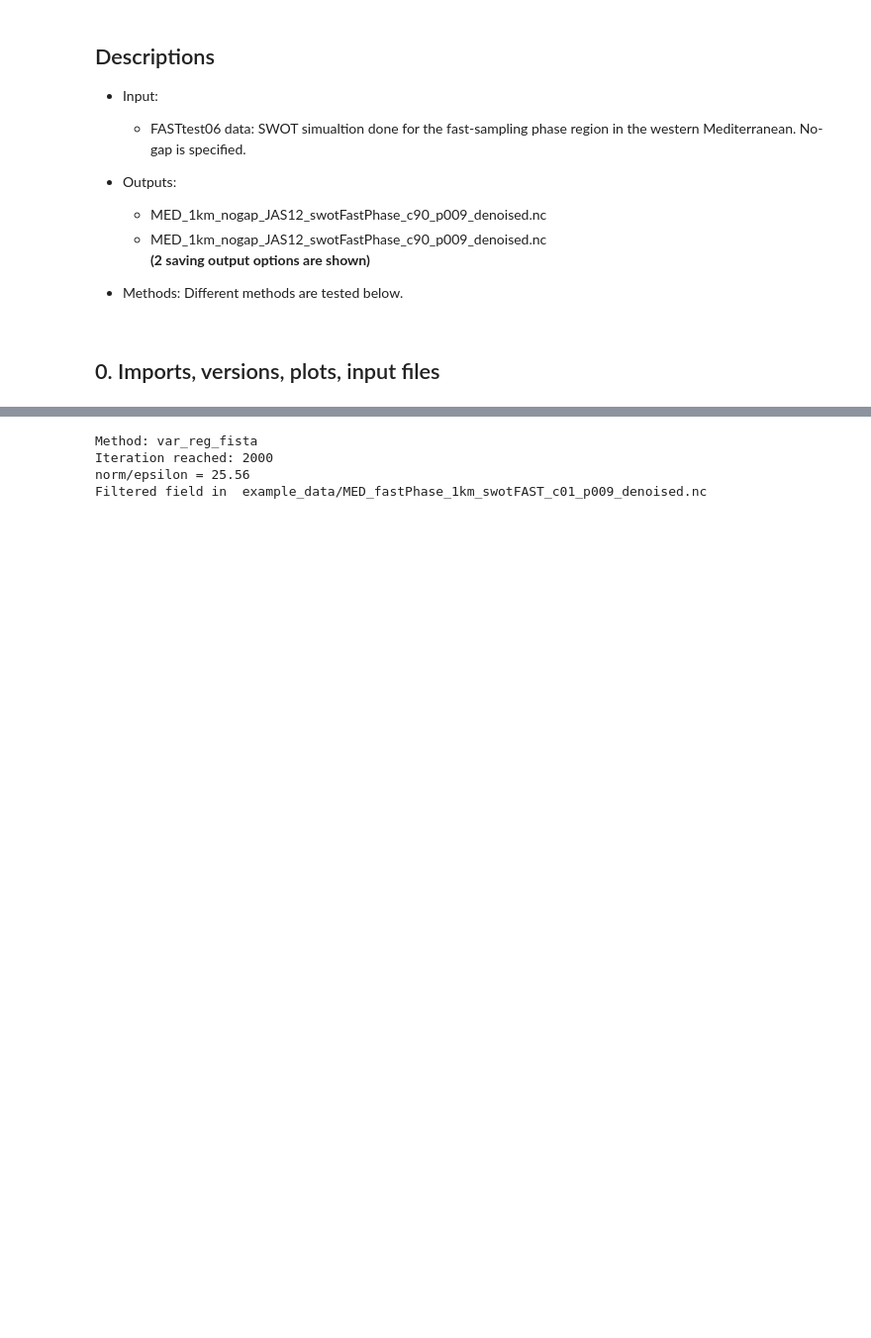
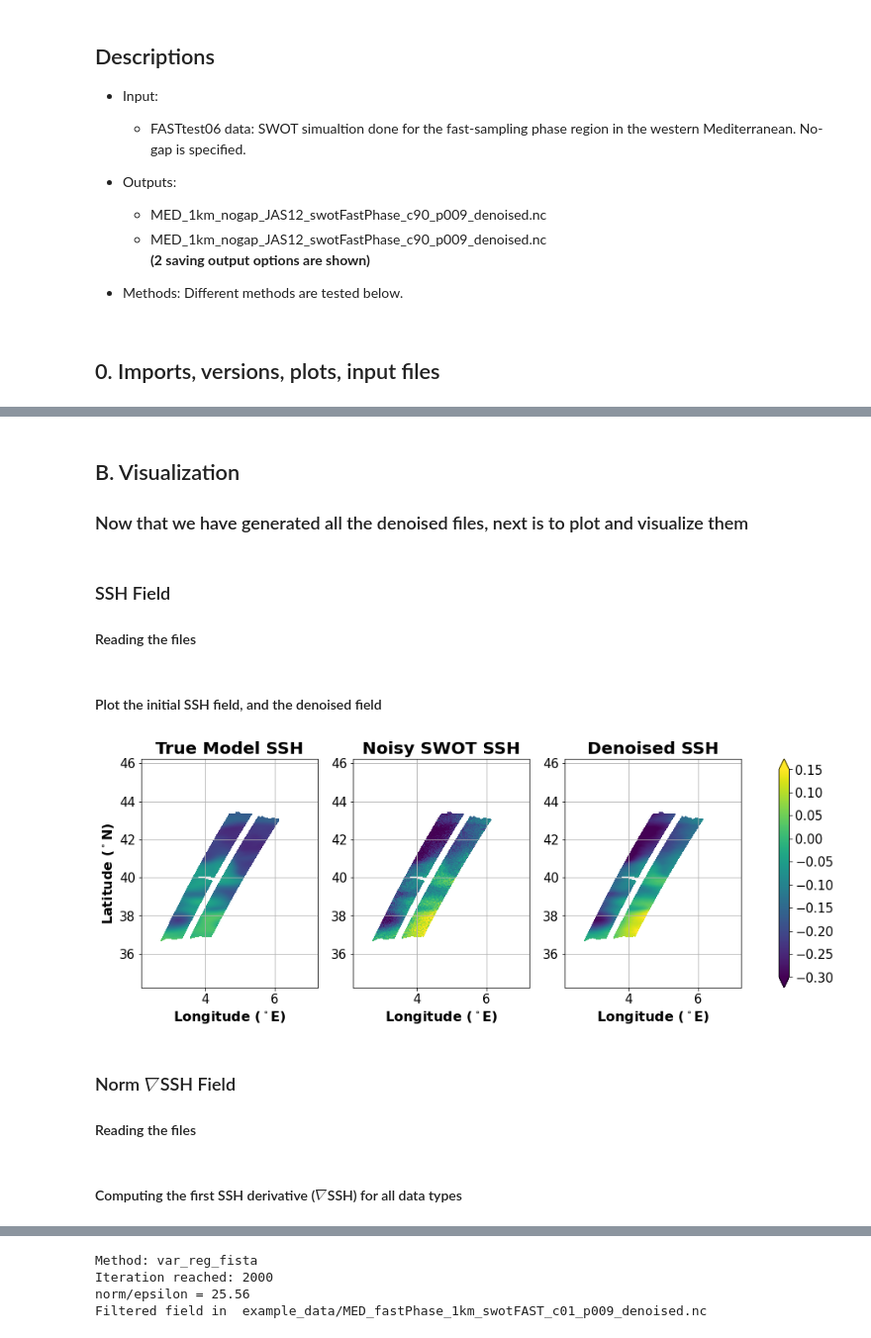
Before and after one commit to meom-group/SWOTmodule, a Jupyter notebook: discover-SWOTmodule.ipynb, the cells around one changed output, grey strips where cells are left out. Shown at 99% size. Saved outputs shown, nothing was run; the diff lists cells and outputs as text; code cells hidden in the pictures; blank space fills up the shorter version.

```diff
--- a/discover-SWOTmodule.ipynb
+++ b/discover-SWOTmodule.ipynb
@@ -83,3 +75,17 @@ def splot(sshin):
     cs = plt.pcolormesh(lon_f, lat_f, ssh_f, vmin=vmin, vmax=vmax)
 
     plt.colorbar(cs)
+# %%
+vmin = -0.3 # Colorbar minimum and maximum setting
+vmax = 0.15
+
+def SSHplot(sshin): # Takes in a parameter - the field to be plotted
+    _, lon, lat, x_ac, x_al, time = swotd.read_data(filename, 'SSH_obs', 'lon', 'lat', 'x_ac', 'x_al', 'time')
+
+    ssh_f, lon_f, lat_f, x_ac_f = swotd.fill_nadir_gap(sshin, lon, lat, x_ac, time)
+
+    cs = plt.pcolormesh(lon_f, lat_f, ssh_f, vmin=vmin, vmax=vmax)
+    tick_font_size = 15
+    plt.tick_params(labelsize=tick_font_size)
+
+    plt.xlabel(r'Longitude (${^\circ}$E)', fontweight = 'bold', fontsize=16)
@@ -95,0 +209,40 @@ output_filename = 'None'
+# %% [markdown]
+## B. Visualization
+### Now that we have generated all the denoised files, next is to plot and visualize them
+# %% [markdown]
+### SSH Field
+#### Reading the files
+# %%
+ssh_obs, lon, lat, x_ac, time = swotd.read_data(filename, 'SSH_obs', 'lon', 'lat', 'x_ac', 'time') # Reading the SSH SWOT Observed data
+ssh_model, lon, lat, x_ac, time = swotd.read_data(filename, 'SSH_model', 'lon', 'lat', 'x_ac', 'time') # Reading the SSH Model data
+ssh_denoised, lon, lat, x_ac, time = swotd.read_data(filedir +'MED_fastPhase_1km_swotFAST_c01_p009.nc_denoised_SSH_3_0.5.nc', 'SSH', 'lon', 'lat', 'x_ac', 'time') # Reading the SSH Denoised data
+# %% [markdown]
+#### Plot the initial SSH field, and the denoised field
+# %%
+plt.figure(figsize=(16,5))
+ax1 = plt.subplot(1,3,1)
+SSHplot(ssh_model)
+plt.grid()
+plt.title('True Model SSH', fontweight = 'bold', fontsize=20)
+plt.ylabel(r'Latitude (${^\circ}$N)', fontweight = 'bold', fontsize=16)
+
+ax2 = plt.subplot(1,3,2)
+SSHplot(ssh_obs)
+plt.grid()
+plt.title('Noisy SWOT SSH', fontweight = 'bold', fontsize=20)
+
+ax3 = plt.subplot(1,3,3)
+SSHplot(ssh_denoised)
+plt.grid()
+plt.title('Denoised SSH', fontweight = 'bold', fontsize=20)
+axlist = [ax1,ax2,ax3]
+cbar=plt.colorbar(ax=axlist, extend = 'both')
+tick_font_size = 15
+cbar.ax.tick_params(labelsize=tick_font_size)
+
+#plt.savefig('SwotSSH1.png', bbox_inches='tight', pad_inches=0) # Just uncomment if you are happy with the image and want to save it
+# %% [output]
+[figure, added]
+# %% [markdown]
+### Norm ${\nabla}$SSH Field
+#### Reading the files
@@ -95,0 +252,2 @@ output_filename = 'None'
+# %% [markdown]
+#### Computing the first SSH derivative (${\nabla}$SSH) for all data types
```
Also changed, not shown: parts of 47 cells of this notebook, 1 other file.
